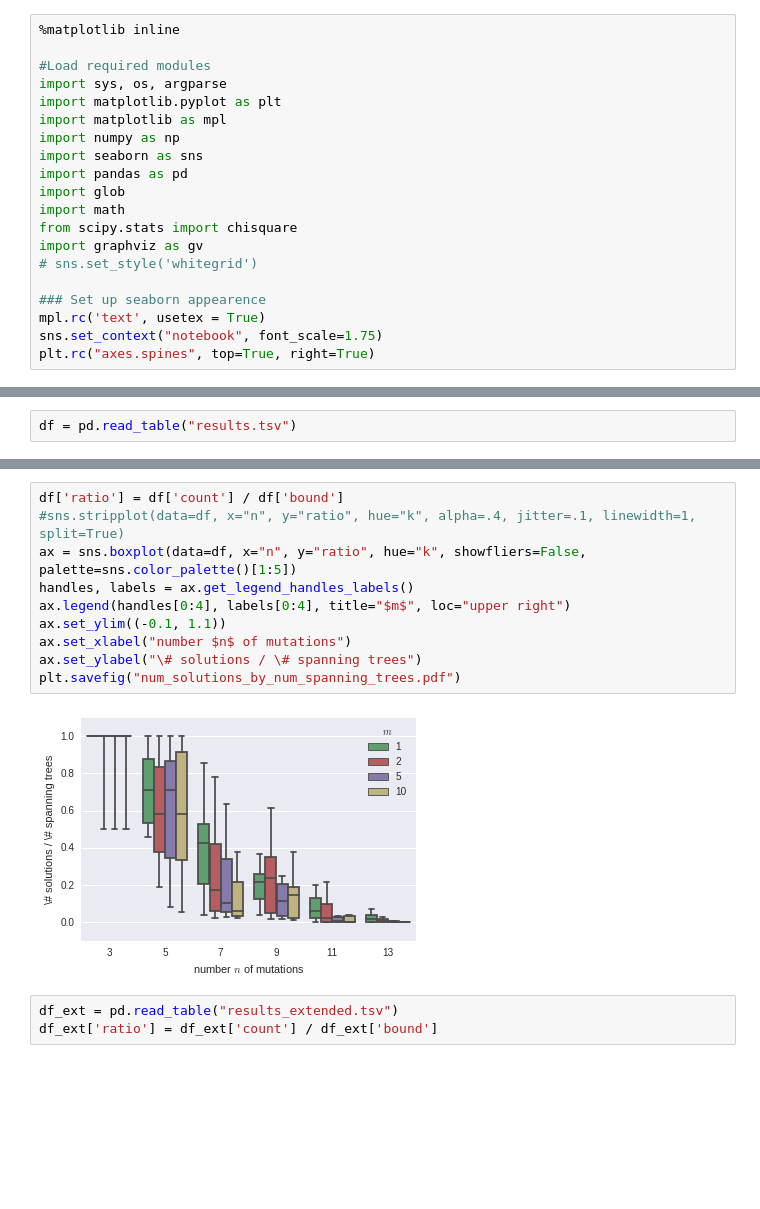
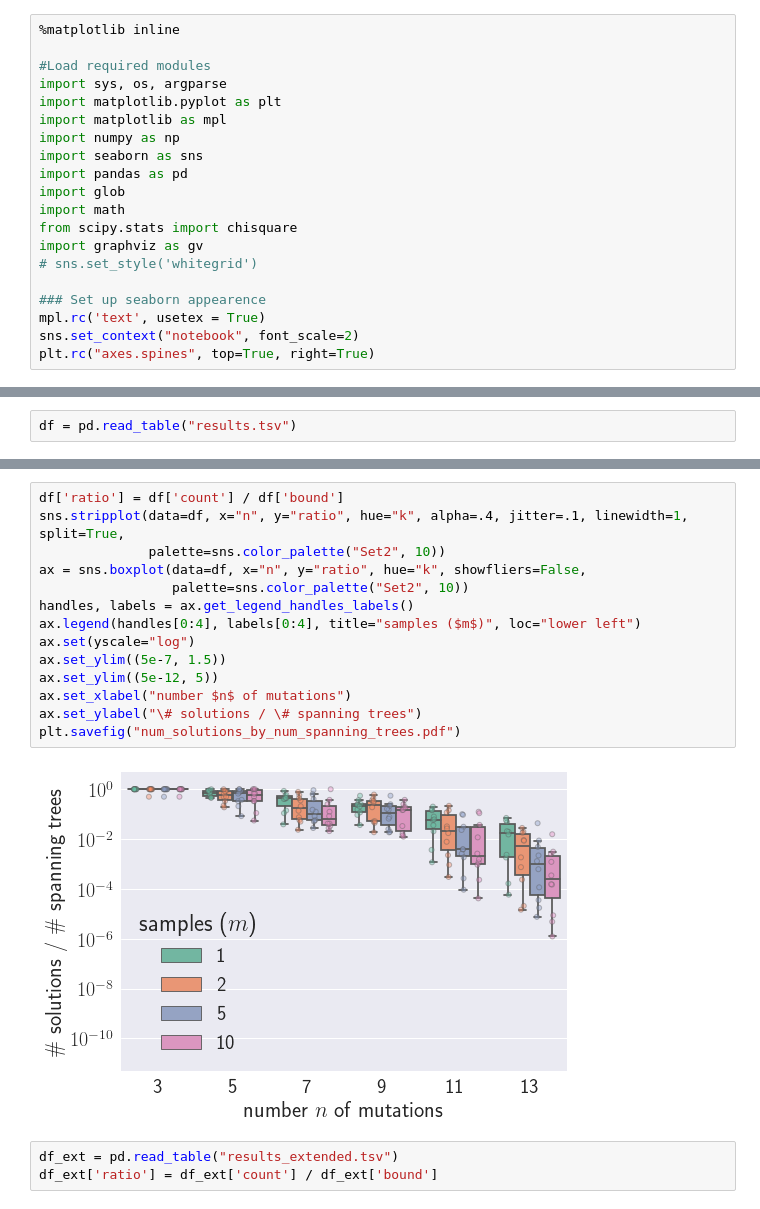
Before and after one commit to elkebir-group/PPM-NonUniq, a Jupyter notebook: analysis.ipynb, the cells around one changed output, grey strips where cells are left out. Saved outputs shown, nothing was run; the diff lists cells and outputs as text; blank space fills up the shorter version.

Commit message:
Updated plots

```diff
--- a/analysis.ipynb
+++ b/analysis.ipynb
@@ -16,5 +16,5 @@ import graphviz as gv
 
 ### Set up seaborn appearence
 mpl.rc('text', usetex = True)
-sns.set_context("notebook", font_scale=1.75)
+sns.set_context("notebook", font_scale=2)
 plt.rc("axes.spines", top=True, right=True)
@@ -442,15 +446,19 @@ plt.savefig("frac_comparable.pdf")
 # %%
 df['ratio'] = df['count'] / df['bound']
-#sns.stripplot(data=df, x="n", y="ratio", hue="k", alpha=.4, jitter=.1, linewidth=1, split=True)
-ax = sns.boxplot(data=df, x="n", y="ratio", hue="k", showfliers=False, palette=sns.color_palette()[1:5])
+sns.stripplot(data=df, x="n", y="ratio", hue="k", alpha=.4, jitter=.1, linewidth=1, split=True,
+              palette=sns.color_palette("Set2", 10))
+ax = sns.boxplot(data=df, x="n", y="ratio", hue="k", showfliers=False,
+                 palette=sns.color_palette("Set2", 10))
 handles, labels = ax.get_legend_handles_labels()
-ax.legend(handles[0:4], labels[0:4], title="$m$", loc="upper right")
-ax.set_ylim((-0.1, 1.1))
+ax.legend(handles[0:4], labels[0:4], title="samples ($m$)", loc="lower left")
+ax.set(yscale="log")
+ax.set_ylim((5e-7, 1.5))
+ax.set_ylim((5e-12, 5))
 ax.set_xlabel("number $n$ of mutations")
 ax.set_ylabel("\# solutions / \# spanning trees")
 plt.savefig("num_solutions_by_num_spanning_trees.pdf")
 # %% [output]
-[figure, old version]
+[figure, new version]
 # %%
 df_ext = pd.read_table("results_extended.tsv")
 df_ext['ratio'] = df_ext['count'] / df_ext['bound']
```
Also changed, not shown: parts of 15 cells of this notebook.
